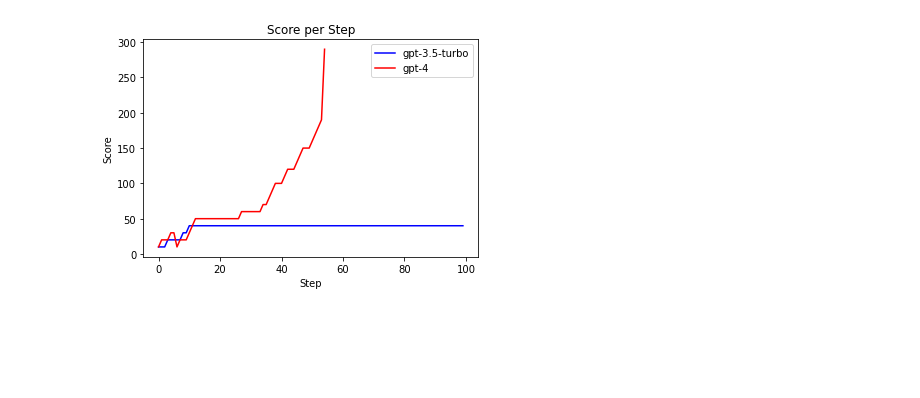
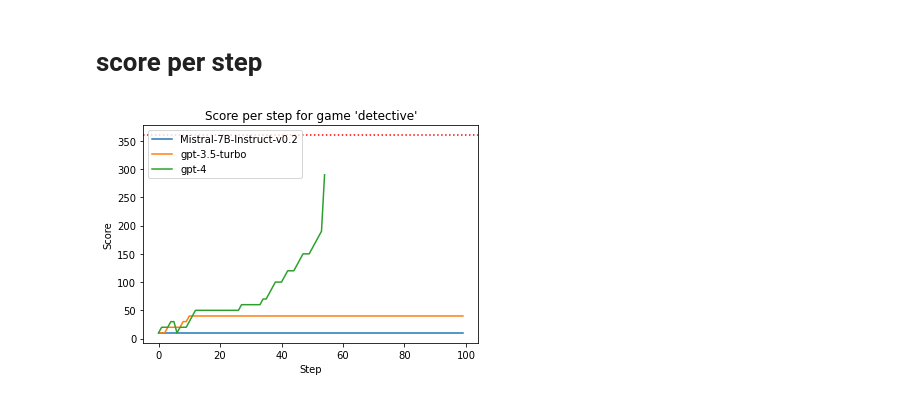
Before and after one commit to caenopy/if-agents, a Jupyter notebook: visualization/viz.ipynb, the cells around one changed output. Drawn from its saved outputs; the diff is of its cells as text; code cells hidden in the pictures; blank space fills up the shorter version.

Commit message:
viz plots

```diff
--- a/visualization/viz.ipynb
+++ b/visualization/viz.ipynb
@@ -5,32 +6,43 @@ import json
+# %% [markdown]
+# score per step
+# %%
+table_2_df = pd.read_csv('../if_agents/jericho-metadata/table_2_df.csv')
+
+def score_per_step(json_paths, labels, game_name):
+    data_lsts = [json.load(open(json_path, 'r')) for json_path in json_paths]
+    dfs = [pd.DataFrame(data) for data in data_lsts]
+    # Create a new figure
+    plt.figure()
+
+    for lab, df in zip(labels, dfs):
+        plt.plot(df.index, df['score'], label=lab)
+
+    try:
+        max_score = int(table_2_df[table_2_df['game'] == game_name]['max_score'])
+    except:
+        max_score = 'unknown'
+    if not max_score == 'unknown':
+        plt.axhline(y=max_score, color='r', linestyle=':')
+
+    # Set the title and labels
+    plt.title(f"Score per step for game '{game_name}'")
+    plt.xlabel('Step')
+    plt.ylabel('Score')
+
+    # Show the legend
+    plt.legend()
+
+    # Show the plot
+    plt.show()
 # %%
-with open('/Users/mirandamelodies99/code/if-agents/experiments/autoreg_dspy_detective_100_predict_1709247169.470474/detective.z5.json', 'r') as f:
-    autoregressive_gpt_35_results = json.load(f)
-
-with open('/Users/mirandamelodies99/code/if-agents/experiments/autoreg_dspy_detective_100_predict_gpt4_1709254662.752867/detective.z5.json', 'r') as f:
-    autoregressive_gpt_4_results = json.load(f)
+score_per_step(
+    [
+        '/Users/mirandamelodies99/code/if-agents/experiments/mistral-detective_1709364418.261414/detective.z5.json',
+        '/Users/mirandamelodies99/code/if-agents/experiments/autoreg_dspy_detective_100_predict_1709247169.470474/detective.z5.json',
+        '/Users/mirandamelodies99/code/if-agents/experiments/autoreg_dspy_detective_100_predict_gpt4_1709254662.752867/detective.z5.json'
+    ],
+    ['Mistral-7B-Instruct-v0.2','gpt-3.5-turbo', 'gpt-4'],
+    'detective',
+)
+# %% [output]
+[figure, added]
-# %%
-# Convert list of dictionaries into pandas DataFrame
-df_35 = pd.DataFrame(autoregressive_gpt_35_results)
-df_4 = pd.DataFrame(autoregressive_gpt_4_results)
-
-# Create a new figure
-plt.figure()
-
-# Plot the 'gpt-3.5-turbo' with its score
-plt.plot(df_35.index, df_35['score'], color='blue', label='gpt-3.5-turbo')
-
-# Plot the 'gpt-4' with its score
-plt.plot(df_4.index, df_4['score'], color='red', label='gpt-4')
-
-# Set the title and labels
-plt.title("Score per Step")
-plt.xlabel('Step')
-plt.ylabel('Score')
-
-# Show the legend
-plt.legend()
-
-# Show the plot
-plt.show()
-# %% [output]
-[figure, removed]
```
Also changed, not shown: parts of 7 cells of this notebook.
